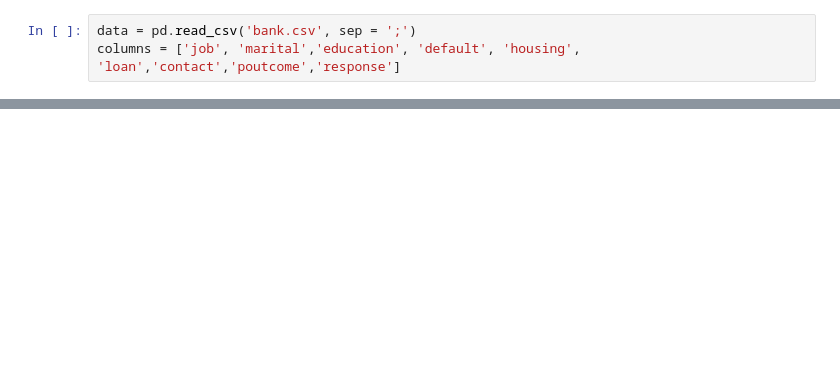
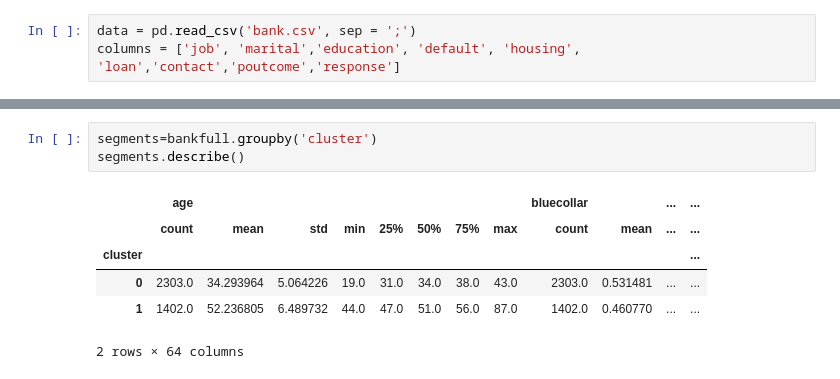
Before and after one commit to SlotherCui/-, a Jupyter notebook: 数据科学/market/04.寻找新的消费者/Mark_4.ipynb, the cells around one changed output, grey strips where cells are left out. Drawn from its saved outputs; the diff is of its cells as text; blank space fills up the shorter version.

```diff
--- a/数据科学/market/04.寻找新的消费者/Mark_4.ipynb
+++ b/数据科学/market/04.寻找新的消费者/Mark_4.ipynb
@@ -80,0 +105,10 @@ marital_indicators
+# %%
+segments=bankfull.groupby('cluster')
+segments.describe()
+# %% [output]
+|  | age |  |  |  |  |  |  |  | bluecollar |  | ... | ... |
+|  | count | mean | std | min | 25% | 50% | 75% | max | count | mean | ... | ... |
+| cluster |  |  |  |  |  |  |  |  |  |  |  | ... |
+| 0 | 2303.0 | 34.293964 | 5.064226 | 19.0 | 31.0 | 34.0 | 38.0 | 43.0 | 2303.0 | 0.531481 | ... | ... |
+| 1 | 1402.0 | 52.236805 | 6.489732 | 44.0 | 47.0 | 51.0 | 56.0 | 87.0 | 1402.0 | 0.460770 | ... | ... |
+2 rows × 64 columns
```
Also changed, not shown: parts of 14 cells of this notebook, 6 other files.
